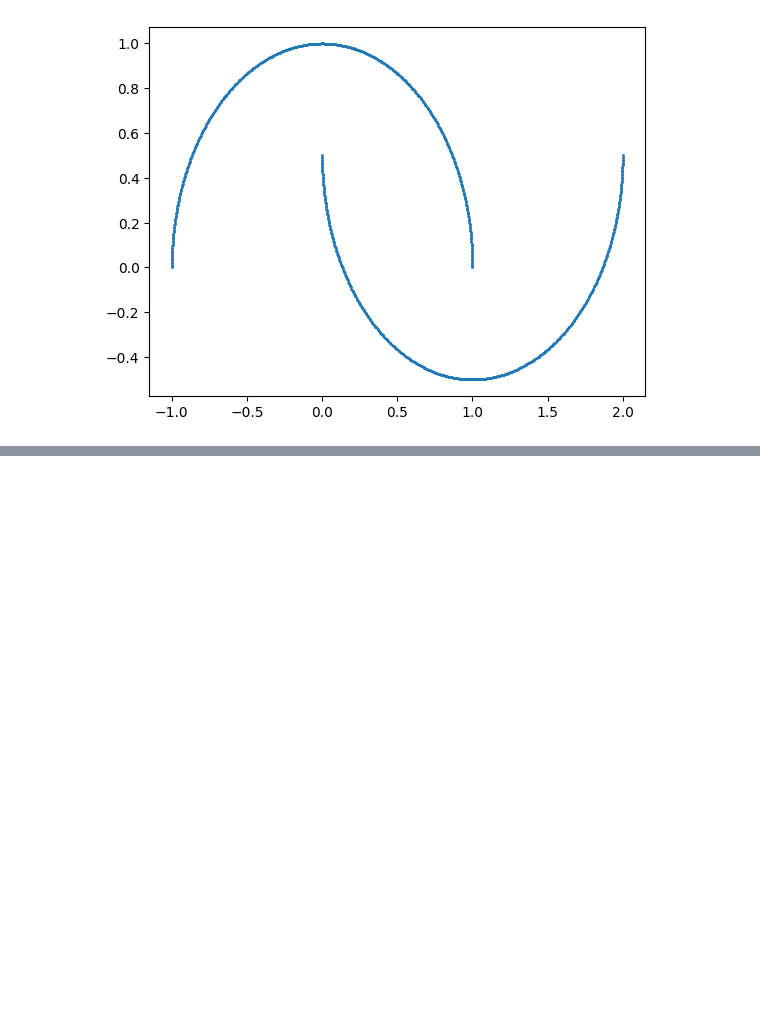
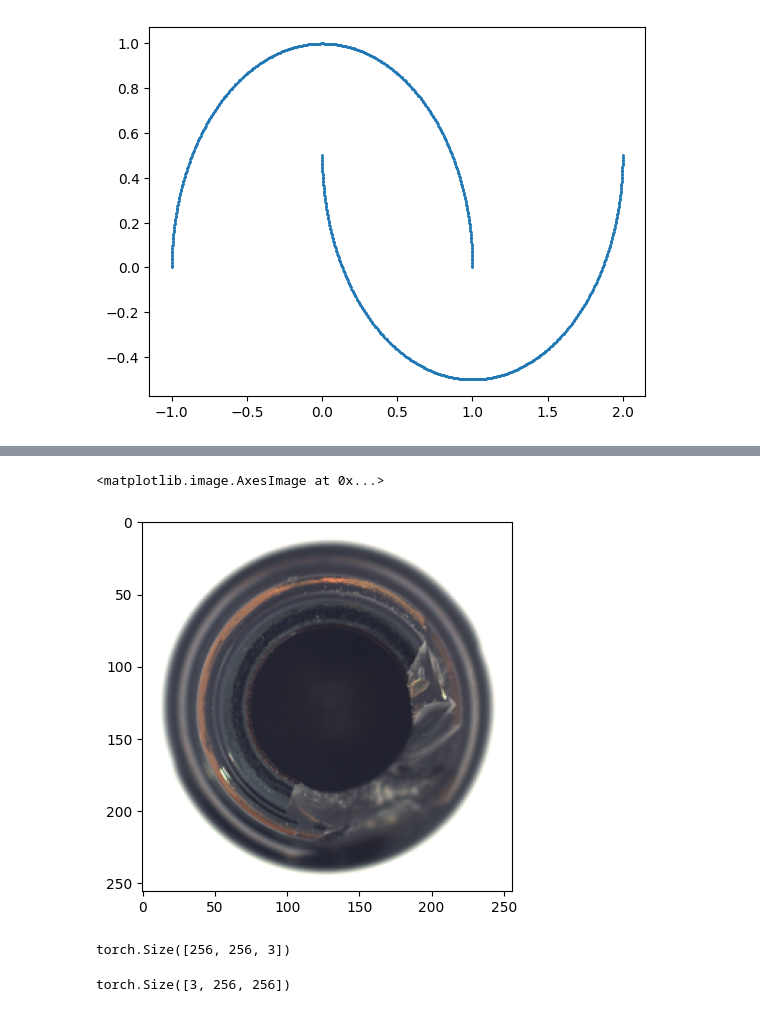
Before and after one commit to TSTB-dev/Fast_flow, a Jupyter notebook: FastFlow/0_quickstart.ipynb, the cells around one changed output, grey strips where cells are left out. Cells and saved outputs as stored; diff of their text form; code cells hidden in the pictures; blank space fills up the shorter version.

```diff
--- a/FastFlow/0_quickstart.ipynb
+++ b/FastFlow/0_quickstart.ipynb
@@ -97,0 +206,17 @@ C:\Users\had-int22\PycharmProjects\Pytorch_AD\data\jelly\glove_1
+# %%
+img = Image.open("C:\\Users\had-int22\PycharmProjects\Pytorch_AD\data\mvtec\\bottle\\test\\broken_large\\000.png")
+img = np.array(img.resize((256, 256)))
+plt.imshow(img)
+# %% [output]
+<matplotlib.image.AxesImage at 0x...>
+[figure, added]
+# %%
+img = torch.from_numpy(img)
+img.shape
+# %% [output]
+torch.Size([256, 256, 3])
+# %%
+img_ = torch.permute(img, [2, 0, 1])
+img_.shape
+# %% [output]
+torch.Size([3, 256, 256])
```
Also changed, not shown: parts of 12 cells of this notebook, 4 other files.
